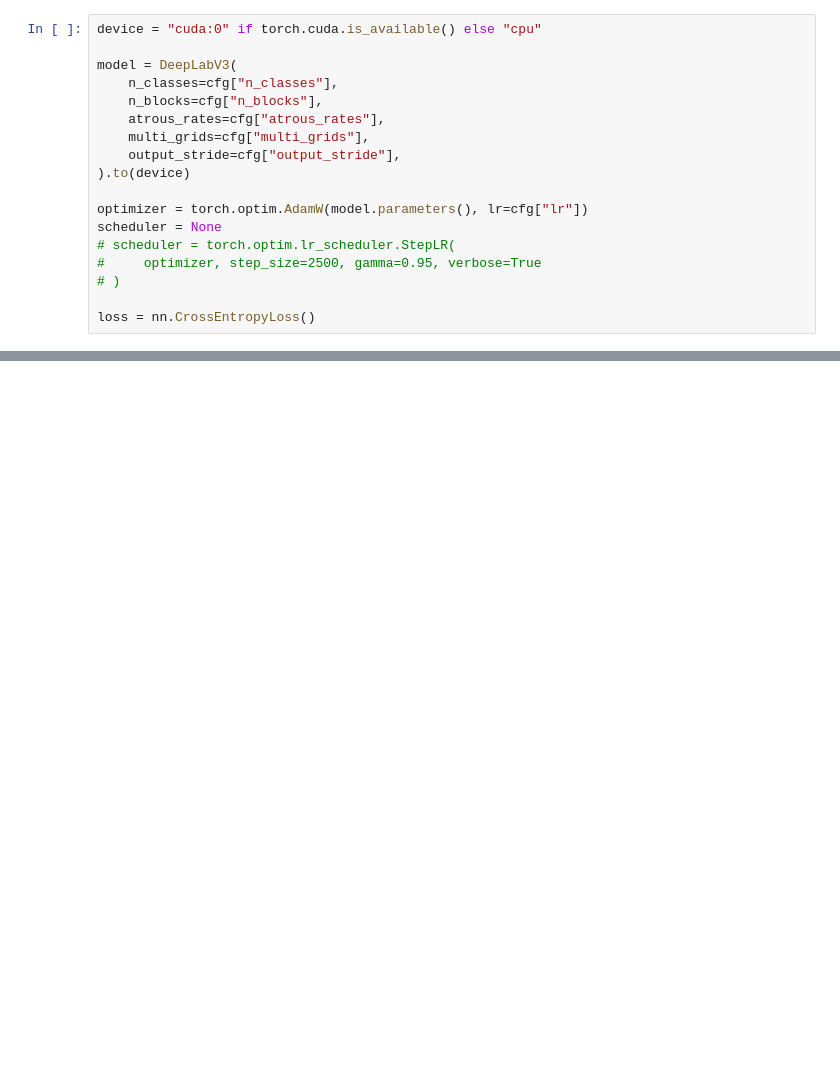
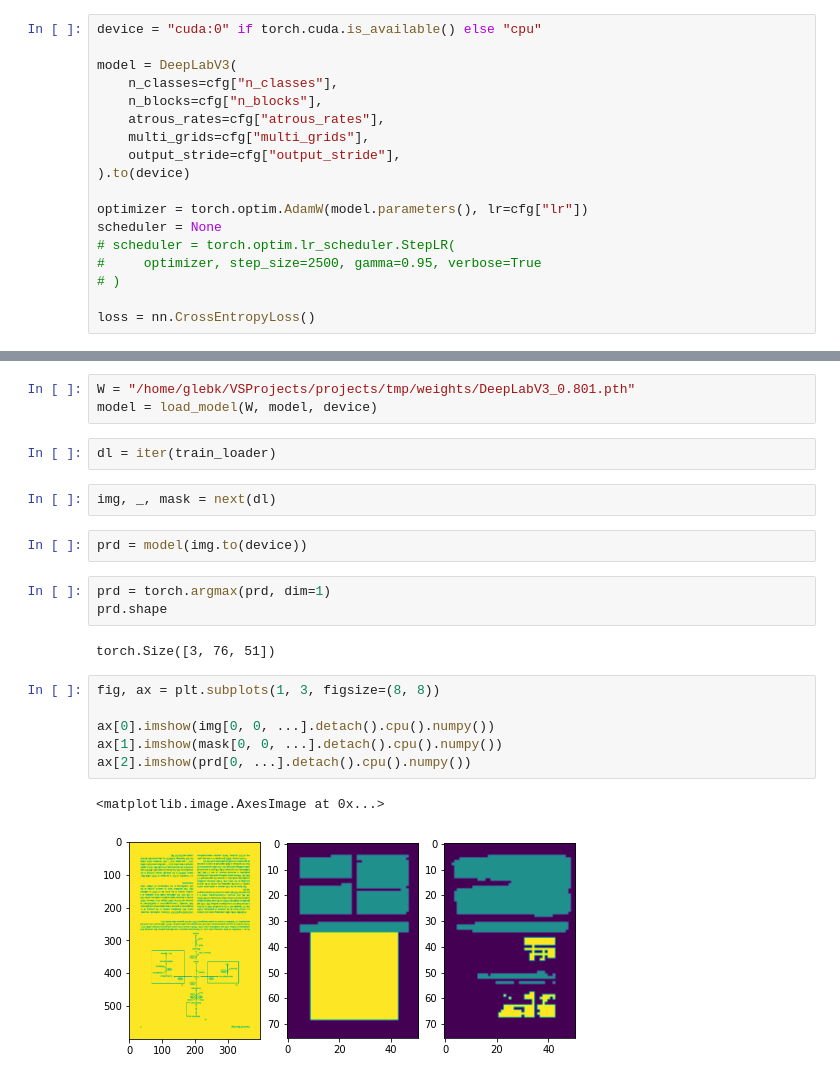
Before and after one commit to kumgleb/OCR_doc_layout, a Jupyter notebook: train.ipynb, the cells around one changed output, grey strips where cells are left out. Saved outputs shown, nothing was run; the diff lists cells and outputs as text; blank space fills up the shorter version.

```diff
--- a/train.ipynb
+++ b/train.ipynb
@@ -104,0 +131,23 @@ train_model(model, train_loader, val_loader, device, optimizer, scheduler, cfg,
+# %%
+W = "/home/glebk/VSProjects/projects/tmp/weights/DeepLabV3_0.801.pth"
+model = load_model(W, model, device)
+# %%
+dl = iter(train_loader)
+# %%
+img, _, mask = next(dl)
+# %%
+prd = model(img.to(device))
+# %%
+prd = torch.argmax(prd, dim=1)
+prd.shape
+# %% [output]
+torch.Size([3, 76, 51])
+# %%
+fig, ax = plt.subplots(1, 3, figsize=(8, 8))
+
+ax[0].imshow(img[0, 0, ...].detach().cpu().numpy())
+ax[1].imshow(mask[0, 0, ...].detach().cpu().numpy())
+ax[2].imshow(prd[0, ...].detach().cpu().numpy())
+# %% [output]
+<matplotlib.image.AxesImage at 0x...>
+[figure, added]
```
Also changed, not shown: parts of 10 cells of this notebook, 4 other files.
